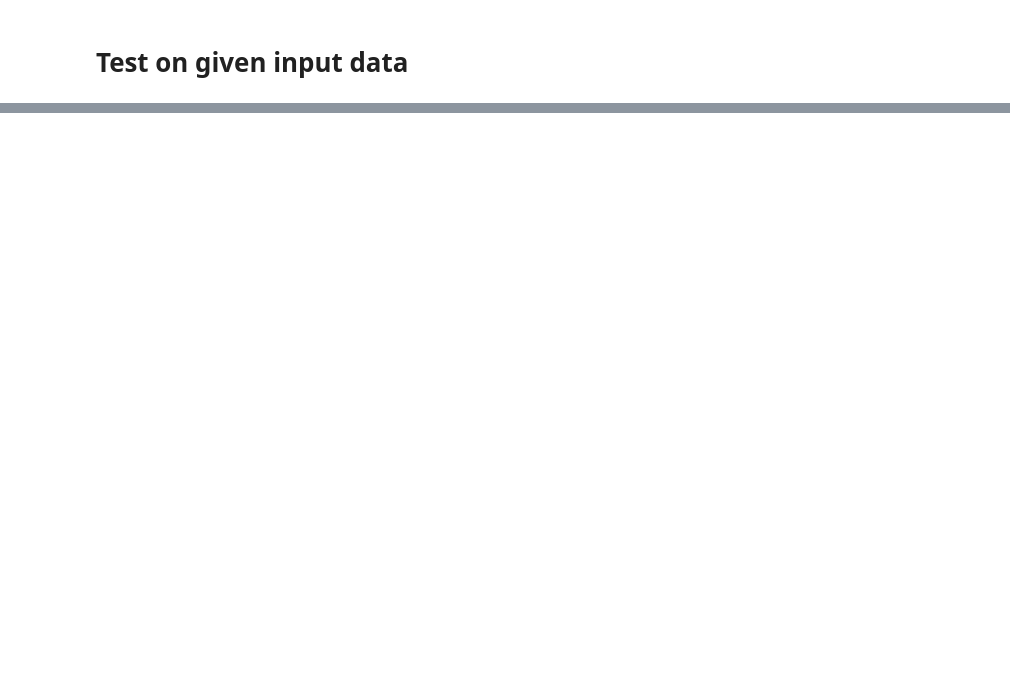
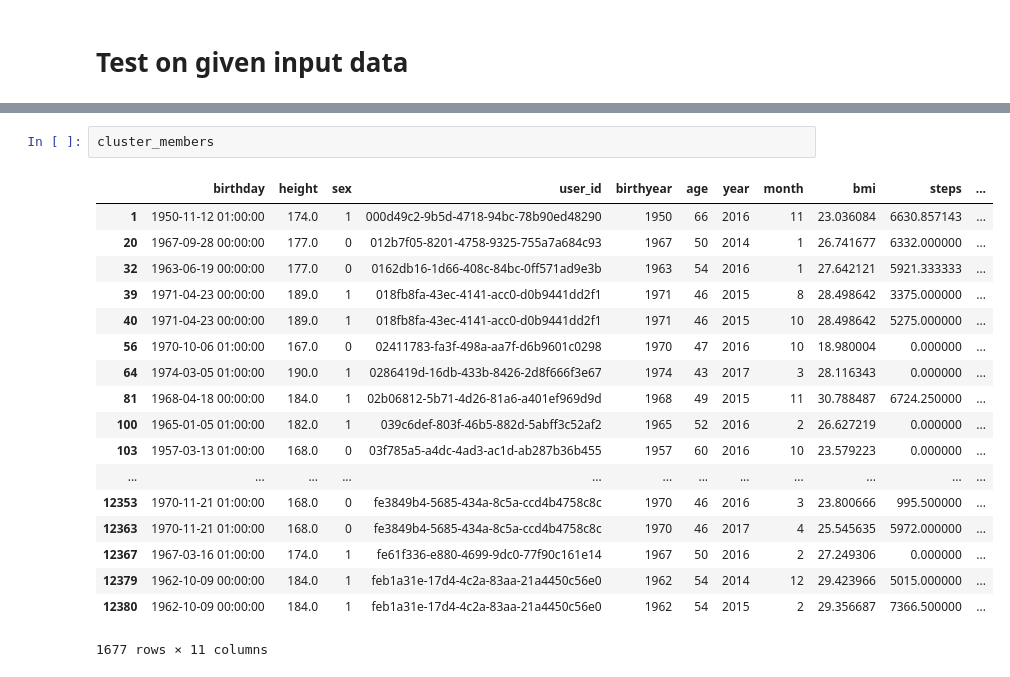
Before and after one commit to renatalucia/activity-tracker, a Jupyter notebook: clustering/users_clusters_visualize.ipynb, the cells around one changed output, grey strips where cells are left out. Drawn from its saved outputs; the diff is of its cells as text; blank space fills up the shorter version.

```diff
--- a/clustering/users_clusters_visualize.ipynb
+++ b/clustering/users_clusters_visualize.ipynb
@@ -290,0 +450,21 @@ Cluster data (sex,age,bmi): 1 39 24.9016884617
+# %%
+cluster_members
+# %% [output]
+|  | birthday | height | sex | user_id | birthyear | age | year | month | bmi | steps | ... |
+| 1 | 1950-11-12 01:00:00 | 174.0 | 1 | 000d49c2-9b5d-4718-94bc-78b90ed48290 | 1950 | 66 | 2016 | 11 | 23.036084 | 6630.857143 | ... |
+| 20 | 1967-09-28 00:00:00 | 177.0 | 0 | 012b7f05-8201-4758-9325-755a7a684c93 | 1967 | 50 | 2014 | 1 | 26.741677 | 6332.000000 | ... |
+| 32 | 1963-06-19 00:00:00 | 177.0 | 0 | 0162db16-1d66-408c-84bc-0ff571ad9e3b | 1963 | 54 | 2016 | 1 | 27.642121 | 5921.333333 | ... |
+| 39 | 1971-04-23 00:00:00 | 189.0 | 1 | 018fb8fa-43ec-4141-acc0-d0b9441dd2f1 | 1971 | 46 | 2015 | 8 | 28.498642 | 3375.000000 | ... |
+| 40 | 1971-04-23 00:00:00 | 189.0 | 1 | 018fb8fa-43ec-4141-acc0-d0b9441dd2f1 | 1971 | 46 | 2015 | 10 | 28.498642 | 5275.000000 | ... |
+| 56 | 1970-10-06 01:00:00 | 167.0 | 0 | 02411783-fa3f-498a-aa7f-d6b9601c0298 | 1970 | 47 | 2016 | 10 | 18.980004 | 0.000000 | ... |
+| 64 | 1974-03-05 01:00:00 | 190.0 | 1 | 0286419d-16db-433b-8426-2d8f666f3e67 | 1974 | 43 | 2017 | 3 | 28.116343 | 0.000000 | ... |
+| 81 | 1968-04-18 00:00:00 | 184.0 | 1 | 02b06812-5b71-4d26-81a6-a401ef969d9d | 1968 | 49 | 2015 | 11 | 30.788487 | 6724.250000 | ... |
+| 100 | 1965-01-05 01:00:00 | 182.0 | 1 | 039c6def-803f-46b5-882d-5abff3c52af2 | 1965 | 52 | 2016 | 2 | 26.627219 | 0.000000 | ... |
+| 103 | 1957-03-13 01:00:00 | 168.0 | 0 | 03f785a5-a4dc-4ad3-ac1d-ab287b36b455 | 1957 | 60 | 2016 | 10 | 23.579223 | 0.000000 | ... |
+| ... | ... | ... | ... | ... | ... | ... | ... | ... | ... | ... | ... |
+| 12353 | 1970-11-21 01:00:00 | 168.0 | 0 | fe3849b4-5685-434a-8c5a-ccd4b4758c8c | 1970 | 46 | 2016 | 3 | 23.800666 | 995.500000 | ... |
+| 12363 | 1970-11-21 01:00:00 | 168.0 | 0 | fe3849b4-5685-434a-8c5a-ccd4b4758c8c | 1970 | 46 | 2017 | 4 | 25.545635 | 5972.000000 | ... |
+| 12367 | 1967-03-16 01:00:00 | 174.0 | 1 | fe61f336-e880-4699-9dc0-77f90c161e14 | 1967 | 50 | 2016 | 2 | 27.249306 | 0.000000 | ... |
+| 12379 | 1962-10-09 00:00:00 | 184.0 | 1 | feb1a31e-17d4-4c2a-83aa-21a4450c56e0 | 1962 | 54 | 2014 | 12 | 29.423966 | 5015.000000 | ... |
+| 12380 | 1962-10-09 00:00:00 | 184.0 | 1 | feb1a31e-17d4-4c2a-83aa-21a4450c56e0 | 1962 | 54 | 2015 | 2 | 29.356687 | 7366.500000 | ... |
+1677 rows × 11 columns
```
Also changed, not shown: parts of 7 cells of this notebook, 1 other file.
